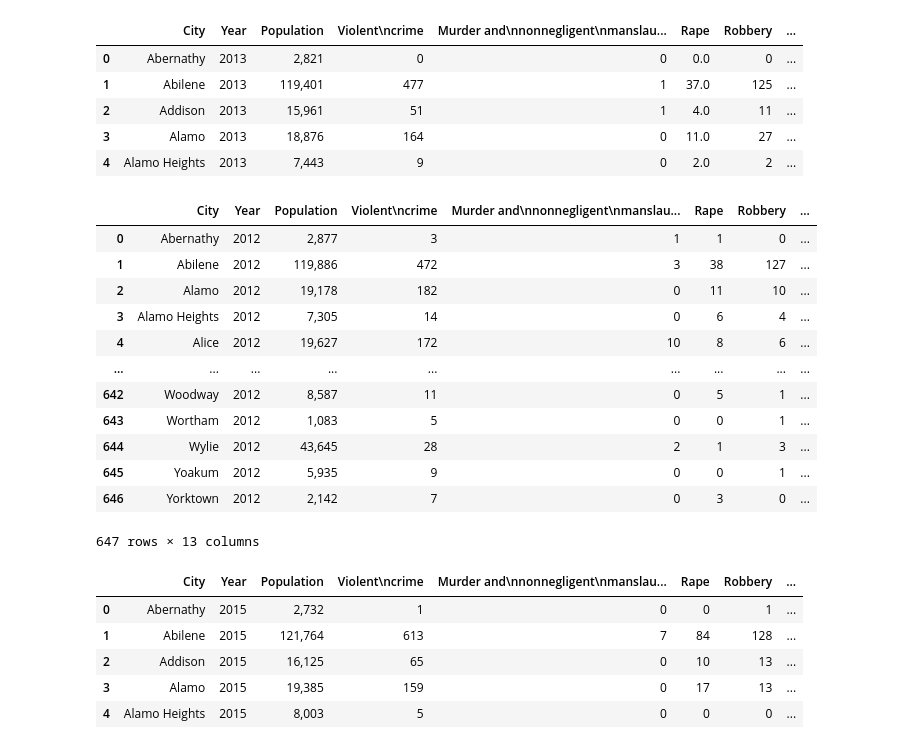
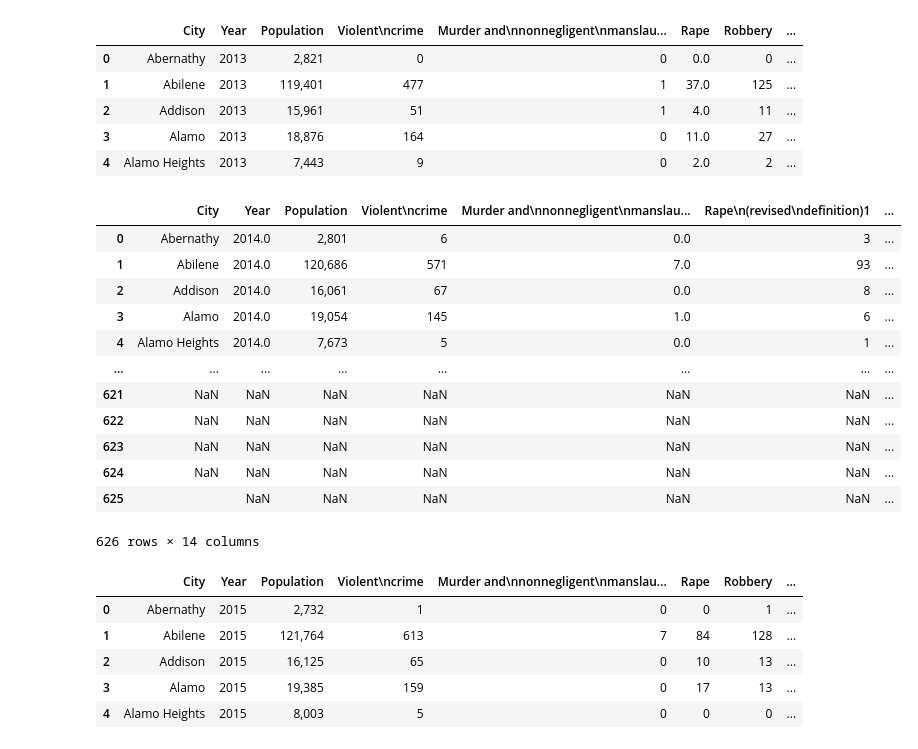
Before and after one commit to andresocorro/project_1, a Jupyter notebook: src_files/CrimeData.ipynb, the cells around one changed output. Cells and saved outputs as stored; diff of their text form; code cells hidden in the pictures.

Commit message:
merged dataframes and filtered for top 10 cities

```diff
--- a/src_files/CrimeData.ipynb
+++ b/src_files/CrimeData.ipynb
@@ -45,22 +45,22 @@ raw_2013_df.head()
 # %%
 #Merge and rename columns - 2014 dataframe
 raw_2014_df.drop(['Rape\n(legacy\ndefinition)2'], axis=1)
-raw_2014_df = raw_2012_df.rename(columns = {"Forcible\nrape":"Rape"})
+raw_2014_df = raw_2014_df.rename(columns = {"Rape\n(legacy\ndefinition)1":"Rape"})
 raw_2014_df
 # %% [output]
-|  | City | Year | Population | Violent\ncrime | Murder and\nnonnegligent\nmanslau... | Rape | Robbery | ... |
-| 0 | Abernathy | 2012 | 2,877 | 3 | 1 | 1 | 0 | ... |
-| 1 | Abilene | 2012 | 119,886 | 472 | 3 | 38 | 127 | ... |
-| 2 | Alamo | 2012 | 19,178 | 182 | 0 | 11 | 10 | ... |
-| 3 | Alamo Heights | 2012 | 7,305 | 14 | 0 | 6 | 4 | ... |
-| 4 | Alice | 2012 | 19,627 | 172 | 10 | 8 | 6 | ... |
-| ... | ... | ... | ... | ... | ... | ... | ... | ... |
-| 642 | Woodway | 2012 | 8,587 | 11 | 0 | 5 | 1 | ... |
-| 643 | Wortham | 2012 | 1,083 | 5 | 0 | 0 | 1 | ... |
-| 644 | Wylie | 2012 | 43,645 | 28 | 2 | 1 | 3 | ... |
-| 645 | Yoakum | 2012 | 5,935 | 9 | 0 | 0 | 1 | ... |
-| 646 | Yorktown | 2012 | 2,142 | 7 | 0 | 3 | 0 | ... |
+|  | City | Year | Population | Violent\ncrime | Murder and\nnonnegligent\nmanslau... | Rape\n(revised\ndefinition)1 | ... |
+| 0 | Abernathy | 2014.0 | 2,801 | 6 | 0.0 | 3 | ... |
+| 1 | Abilene | 2014.0 | 120,686 | 571 | 7.0 | 93 | ... |
+| 2 | Addison | 2014.0 | 16,061 | 67 | 0.0 | 8 | ... |
+| 3 | Alamo | 2014.0 | 19,054 | 145 | 1.0 | 6 | ... |
+| 4 | Alamo Heights | 2014.0 | 7,673 | 5 | 0.0 | 1 | ... |
+| ... | ... | ... | ... | ... | ... | ... | ... |
+| 621 | NaN | NaN | NaN | NaN | NaN | NaN | ... |
+| 622 | NaN | NaN | NaN | NaN | NaN | NaN | ... |
+| 623 | NaN | NaN | NaN | NaN | NaN | NaN | ... |
+| 624 | NaN | NaN | NaN | NaN | NaN | NaN | ... |
+| 625 |  | NaN | NaN | NaN | NaN | NaN | ... |
-647 rows × 13 columns
+626 rows × 14 columns
 # %%
 #Drop blank column - 2015 datafile
 raw_2015_df.drop(['Rape\n(legacy\ndefinition)2'], axis=1, inplace=True)
```
Also changed, not shown: parts of 3 cells of this notebook.
